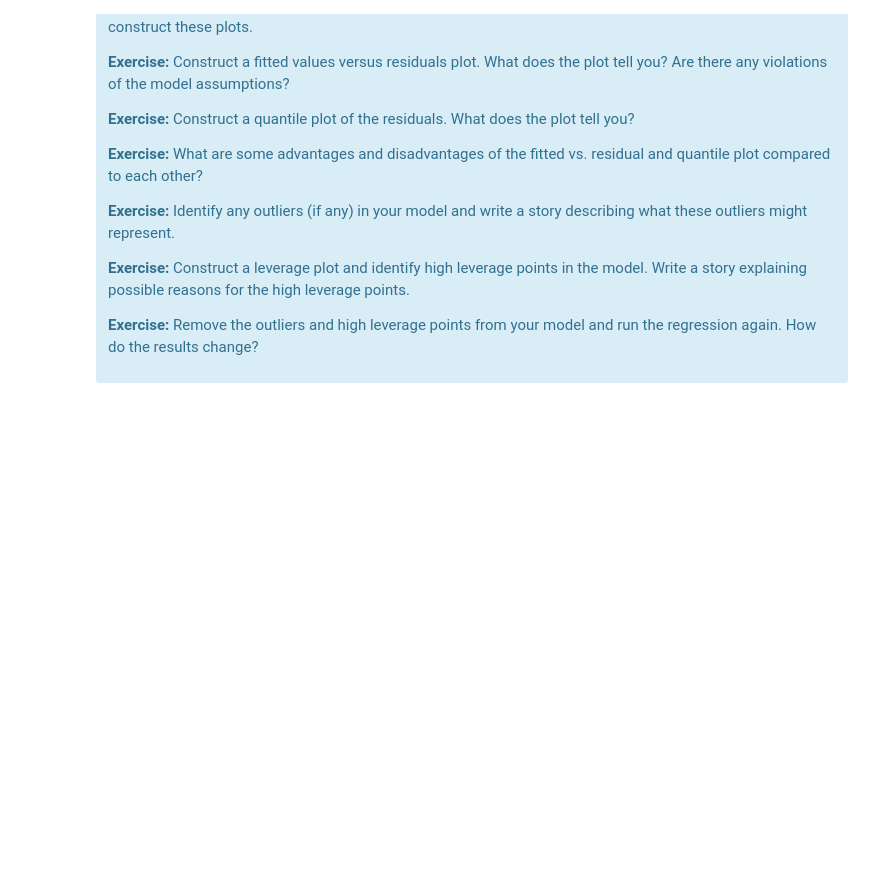
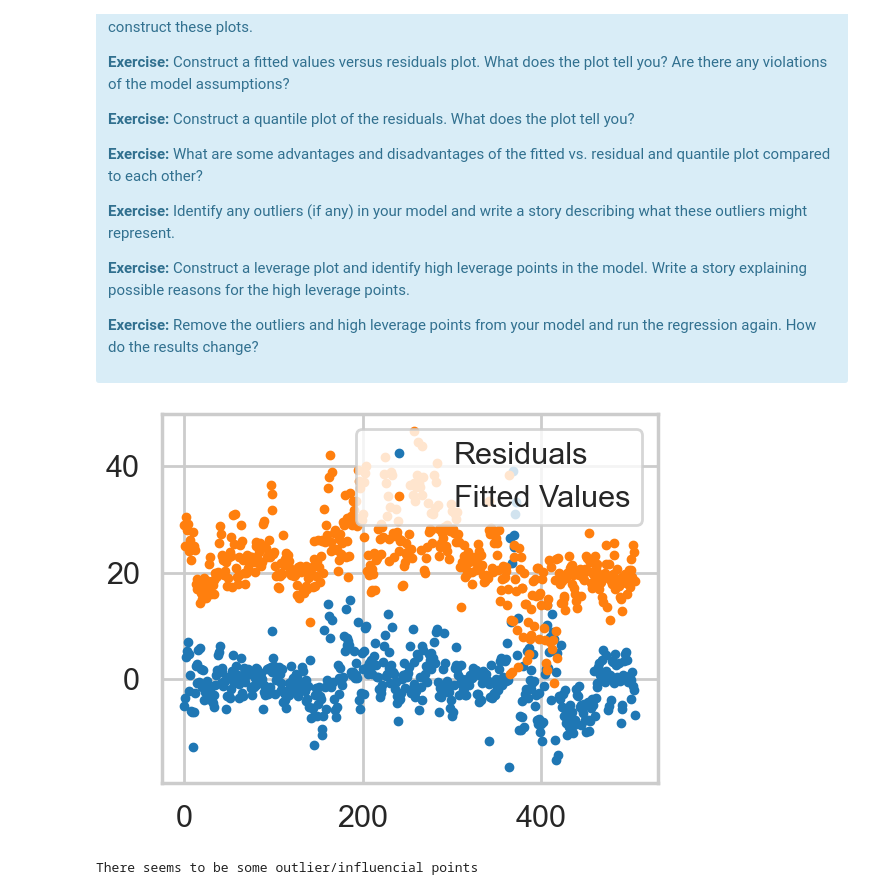
Before and after one commit to mdgarber/BostonHousing, a Jupyter notebook: 1723209039_Case_Study_-_Boston_Housing_Instructions/Case Study - Boston Housing/Mini_Project_Linear_Regression.ipynb, the cells around one changed output. Cells and saved outputs as stored; diff of their text form; code cells hidden in the pictures; blank space fills up the shorter version.

```diff
--- a/1723209039_Case_Study_-_Boston_Housing_Instructions/Case Study - Boston Housing/Mini_Project_Linear_Regression.ipynb
+++ b/1723209039_Case_Study_-_Boston_Housing_Instructions/Case Study - Boston Housing/Mini_Project_Linear_Regression.ipynb
@@ -845,0 +844,20 @@ There are some other issues that are important investigate with linear regressio
+# %%
+# Take the reduced model from Part 3
+lm = LinearRegression()
+X_crp = np.array(bos[['CRIM', 'RM', 'PTRATIO']])
+
+# fitting a linear regression model using only the PTRATIO
+lm = sm.OLS(bos.PRICE, X_crp).fit()
+
+# Calculate (or extract) the R2 value. What does it tell you?
+#lm.summary()
+# %%
+# Construct a fitted values versus residuals plot. What does the plot tell you? Are there any violations of the model assumptions?
+plt.plot(lm.resid, marker='.', linestyle='none', label='Residuals')
+plt.plot(lm.fittedvalues, marker='.', linestyle='none', label='Fitted Values')
+plt.legend()
+plt.show()
+print('There seems to be some outlier/influencial points')
+# %% [output]
+[figure, added]
+There seems to be some outlier/influencial points
```
Also changed, not shown: parts of 11 cells of this notebook.
